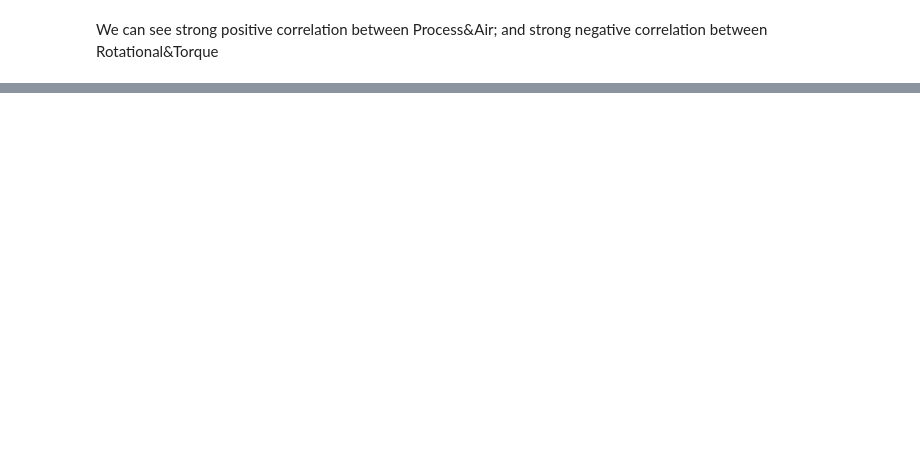
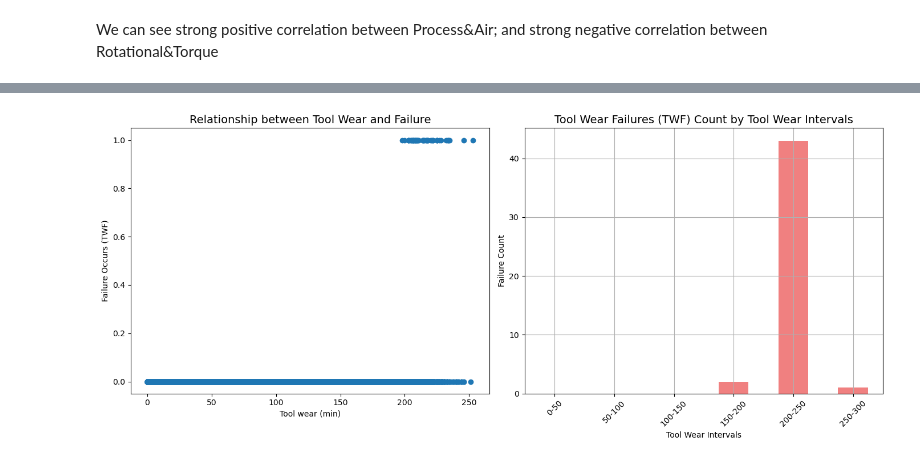
Before and after one commit to DeltaM84/Capstone2, a Jupyter notebook: Capstone 2.ipynb, the cells around one changed output, grey strips where cells are left out. Cells and saved outputs as stored; diff of their text form; code cells hidden in the pictures; blank space fills up the shorter version.

```diff
--- a/Capstone 2.ipynb
+++ b/Capstone 2.ipynb
@@ -417,0 +494,5 @@ We can see strong positive correlation between Process&Air; and strong negative
+# %%
+#Open csv file
+csv = 'dataset.csv'
+df_csv = pd.read_csv(csv)
+df_csv.head()
@@ -417,0 +610,3 @@ We can see strong positive correlation between Process&Air; and strong negative
+# %%
+df_csv['Tool'] = df_csv['Tool'].astype(float)
+df_csv['Tool'].describe()
@@ -417,0 +623,31 @@ We can see strong positive correlation between Process&Air; and strong negative
+# %%
+# Create subplots
+fig, axes = plt.subplots(1, 2, figsize=(14, 6))
+
+# First plot: Scatter plot (Tool Wear vs Tool Wear Failure (TWF))
+axes[0].scatter(df_csv['Tool'], df_csv['TWF'])
+axes[0].set_xlabel("Tool wear (min)", fontsize=10)
+axes[0].set_ylabel("Failure Occurs (TWF)", fontsize=10)
+axes[0].set_title("Relationship between Tool Wear and Failure", fontsize=14)
+
+# Define the bin intervals for Tool Wear
+bins = [0, 50, 100, 150, 200, 250, 300]  # Example bins, adjust as needed
+labels = ['0-50', '50-100', '100-150', '150-200', '200-250', '250-300']
+
+# Bin the Tool Wear values and count failures (TWF = 1) in each bin
+df_csv['Tool Wear Bin'] = pd.cut(df_csv['Tool'], bins=bins, labels=labels)
+failure_counts = df_csv[df_csv['TWF'] == 1]['Tool Wear Bin'].value_counts(sort=False)
+
+# Second plot: Bar plot (Failure counts by Tool Wear intervals)
+failure_counts.plot(kind='bar', color='lightcoral', ax=axes[1])
+axes[1].set_title('Tool Wear Failures (TWF) Count by Tool Wear Intervals', fontsize=14)
+axes[1].set_xlabel('Tool Wear Intervals', fontsize=10)
+axes[1].set_ylabel('Failure Count', fontsize=10)
+axes[1].tick_params(axis='x', rotation=45)
+axes[1].grid(True)
+
+# Adjust layout and show the plot
+plt.tight_layout()
+plt.show()
+# %% [output]
+[figure, added]
```
Also changed, not shown: parts of 34 cells of this notebook, 1 other file.
